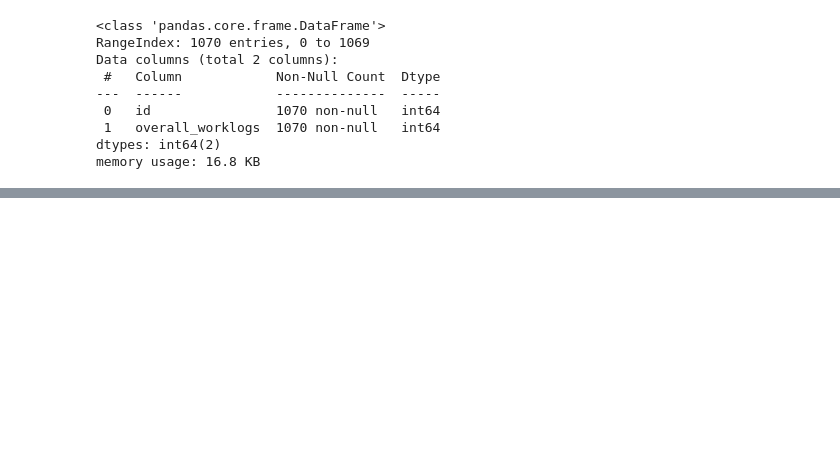
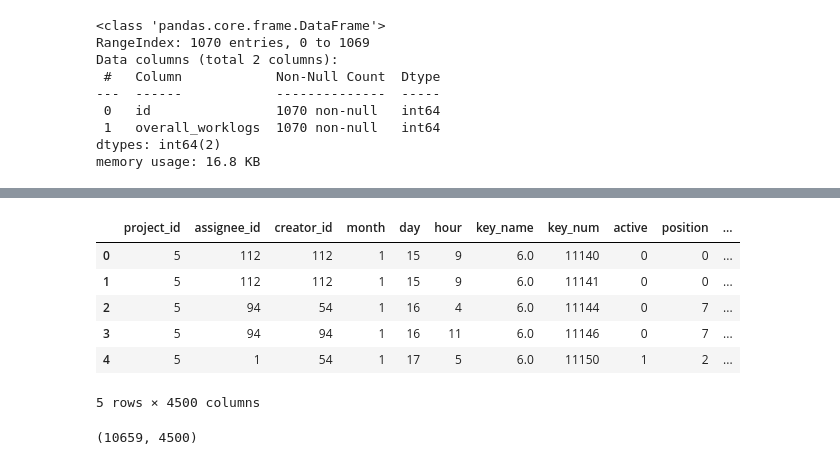
Before and after one commit to TayJen/hackathon_algu2022, a Jupyter notebook: H_ALGU_2022_Final.ipynb, the cells around one changed output, grey strips where cells are left out. Cells and saved outputs as stored; diff of their text form; code cells hidden in the pictures; blank space fills up the shorter version.

```diff
--- a/H_ALGU_2022_Final.ipynb
+++ b/H_ALGU_2022_Final.ipynb
@@ -711,0 +714,6 @@ memory usage: 16.8 KB
+# %%
+df = pd.read_csv("./data/train/train_issues.csv")
+train_mean = df['overall_worklogs'].mean()
+solution_mean = df_solution['overall_worklogs'].mean()
+
+train_mean, solution_mean
@@ -711,0 +722,3 @@ memory usage: 16.8 KB
+# %%
+df_solution['overall_worklogs'] = np.rint(df_solution['overall_worklogs'] - solution_mean + train_mean).astype('int64')
+df_solution.head()
@@ -711,0 +760,16 @@ memory usage: 16.8 KB
+# %%
+df_test['overall_worklogs'] = np.log(df_solution['overall_worklogs']) - log_target_mean
+df_test.head()
+# %% [output]
+|  | project_id | assignee_id | creator_id | month | day | hour | key_name | key_num | active | position | ... |
+| 0 | 5 | 112 | 112 | 1 | 15 | 9 | 6.0 | 11140 | 0 | 0 | ... |
+| 1 | 5 | 112 | 112 | 1 | 15 | 9 | 6.0 | 11141 | 0 | 0 | ... |
+| 2 | 5 | 94 | 54 | 1 | 16 | 4 | 6.0 | 11144 | 0 | 7 | ... |
+| 3 | 5 | 94 | 94 | 1 | 16 | 11 | 6.0 | 11146 | 0 | 7 | ... |
+| 4 | 5 | 1 | 54 | 1 | 17 | 5 | 6.0 | 11150 | 1 | 2 | ... |
+5 rows × 4500 columns
+# %%
+df_general = pd.concat([X_train, X_val, df_test], axis=0, ignore_index=True)
+df_general.shape
+# %% [output]
+(10659, 4500)
```
Also changed, not shown: parts of 32 cells of this notebook.
